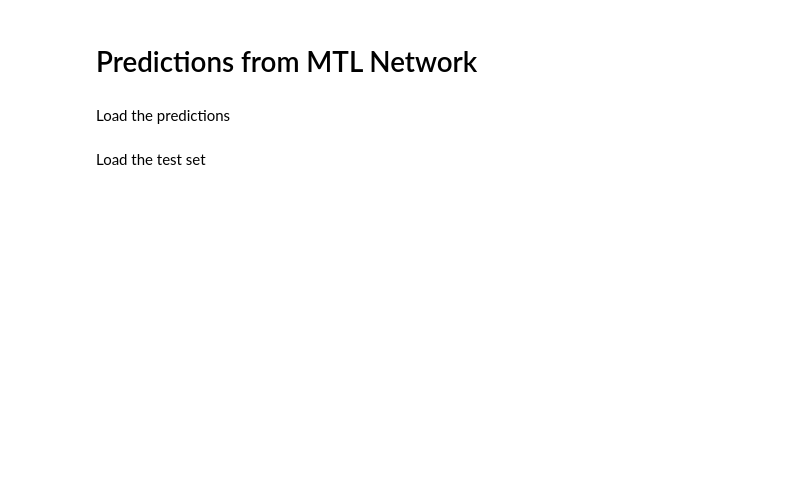
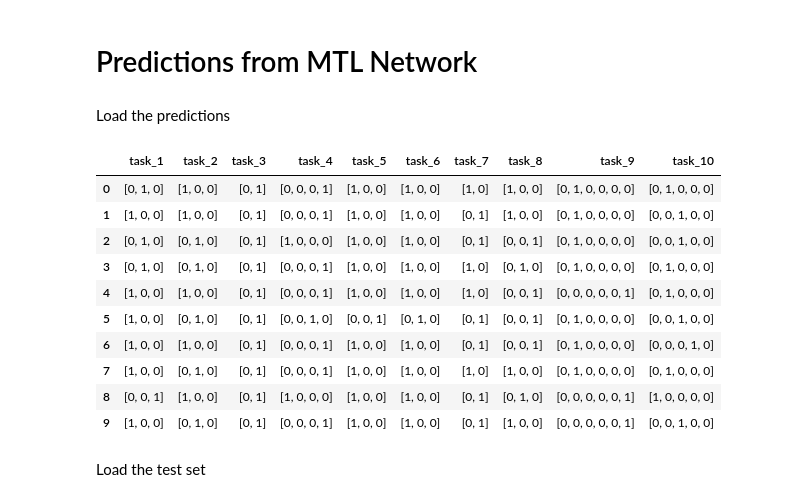
Before and after one commit to Harry45/MTL, a Jupyter notebook: decals.ipynb, the cells around one changed output. Saved outputs shown, nothing was run; the diff lists cells and outputs as text; code cells hidden in the pictures; blank space fills up the shorter version.

```diff
--- a/decals.ipynb
+++ b/decals.ipynb
@@ -470,7 +515,21 @@ def labels_test(test: pd.DataFrame, index: int = 0):
 # %% [markdown]
 Load the predictions
 # %%
-preds = hp.load_pickle('results', 'predictions_mtl')
+preds = hp.load_pickle('results', 'MTL_predictions')
+# %%
+pd.DataFrame(preds).head(10)
+# %% [output]
+|  | task_1 | task_2 | task_3 | task_4 | task_5 | task_6 | task_7 | task_8 | task_9 | task_10 |
+| 0 | [0, 1, 0] | [1, 0, 0] | [0, 1] | [0, 0, 0, 1] | [1, 0, 0] | [1, 0, 0] | [1, 0] | [1, 0, 0] | [0, 1, 0, 0, 0, 0] | [0, 1, 0, 0, 0] |
+| 1 | [1, 0, 0] | [1, 0, 0] | [0, 1] | [0, 0, 0, 1] | [1, 0, 0] | [1, 0, 0] | [0, 1] | [1, 0, 0] | [0, 1, 0, 0, 0, 0] | [0, 0, 1, 0, 0] |
+| 2 | [0, 1, 0] | [0, 1, 0] | [0, 1] | [1, 0, 0, 0] | [1, 0, 0] | [1, 0, 0] | [0, 1] | [0, 0, 1] | [0, 1, 0, 0, 0, 0] | [0, 0, 1, 0, 0] |
+| 3 | [0, 1, 0] | [0, 1, 0] | [0, 1] | [0, 0, 0, 1] | [1, 0, 0] | [1, 0, 0] | [1, 0] | [0, 1, 0] | [0, 1, 0, 0, 0, 0] | [0, 1, 0, 0, 0] |
+| 4 | [1, 0, 0] | [1, 0, 0] | [0, 1] | [0, 0, 0, 1] | [1, 0, 0] | [1, 0, 0] | [1, 0] | [0, 0, 1] | [0, 0, 0, 0, 0, 1] | [0, 1, 0, 0, 0] |
+| 5 | [1, 0, 0] | [0, 1, 0] | [0, 1] | [0, 0, 1, 0] | [0, 0, 1] | [0, 1, 0] | [0, 1] | [0, 0, 1] | [0, 1, 0, 0, 0, 0] | [0, 0, 1, 0, 0] |
+| 6 | [1, 0, 0] | [1, 0, 0] | [0, 1] | [0, 0, 0, 1] | [1, 0, 0] | [1, 0, 0] | [0, 1] | [0, 0, 1] | [0, 1, 0, 0, 0, 0] | [0, 0, 0, 1, 0] |
+| 7 | [1, 0, 0] | [0, 1, 0] | [0, 1] | [0, 0, 0, 1] | [1, 0, 0] | [1, 0, 0] | [1, 0] | [1, 0, 0] | [0, 1, 0, 0, 0, 0] | [0, 1, 0, 0, 0] |
+| 8 | [0, 0, 1] | [1, 0, 0] | [0, 1] | [1, 0, 0, 0] | [1, 0, 0] | [1, 0, 0] | [0, 1] | [0, 1, 0] | [0, 0, 0, 0, 0, 1] | [1, 0, 0, 0, 0] |
+| 9 | [1, 0, 0] | [0, 1, 0] | [0, 1] | [0, 0, 0, 1] | [1, 0, 0] | [1, 0, 0] | [0, 1] | [1, 0, 0] | [0, 0, 0, 0, 0, 1] | [0, 0, 1, 0, 0] |
 # %% [markdown]
 Load the test set
 # %%
```
Also changed, not shown: parts of 9 cells of this notebook, 8 other files.
